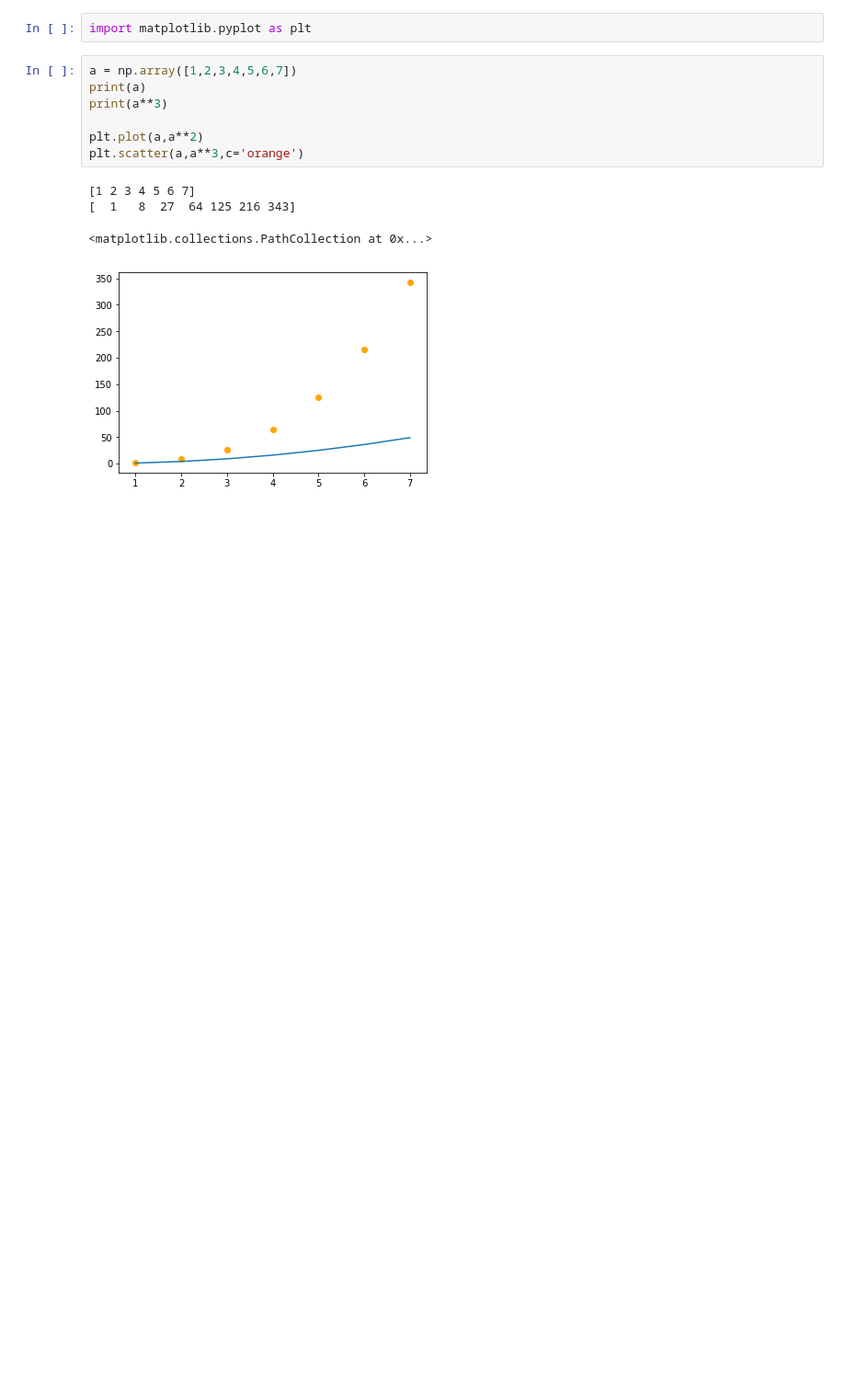
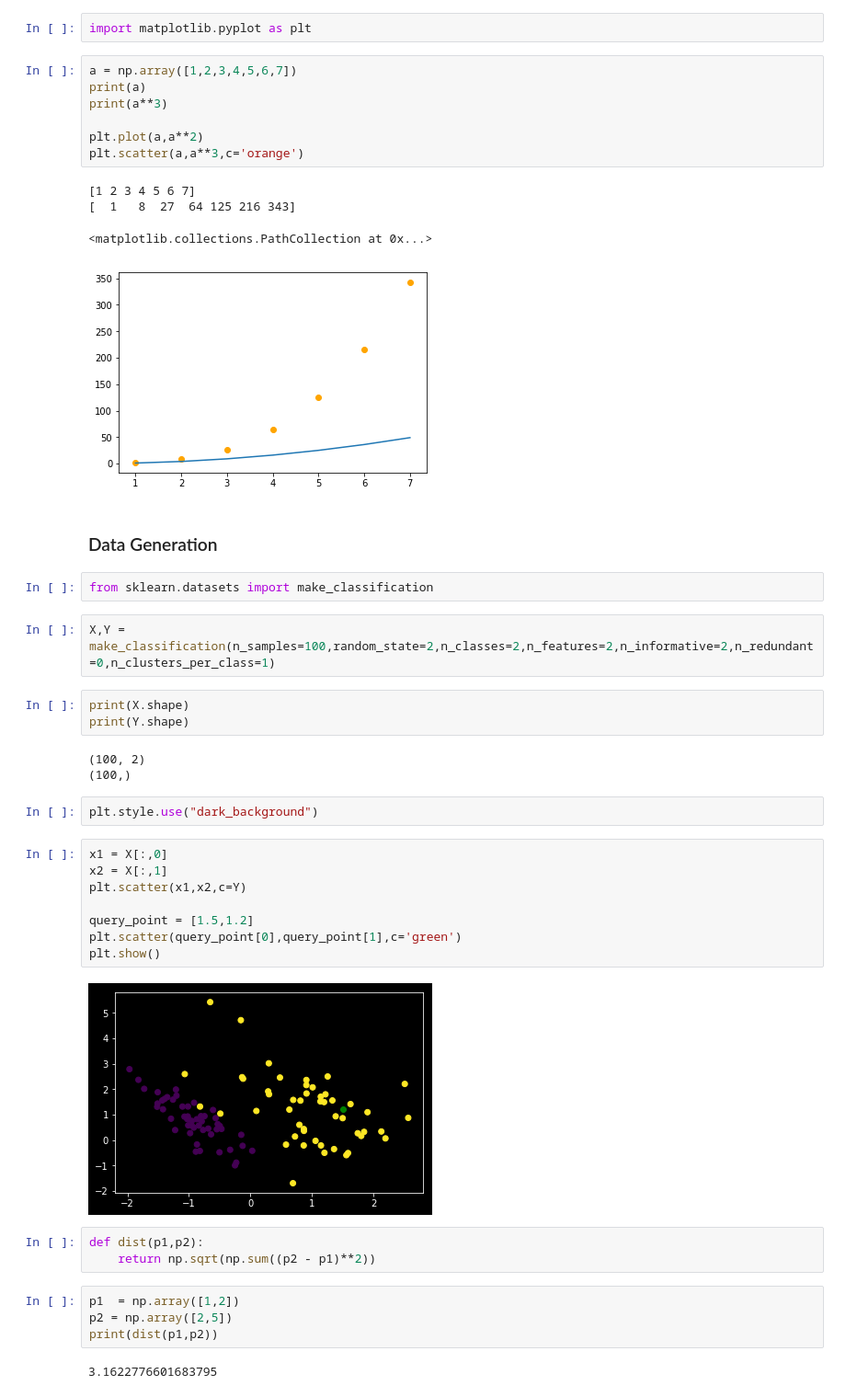
Before and after one commit to prateek27/daviet_workshop, a Jupyter notebook: Libraries.ipynb, the cells around one changed output. Shown: that part at 92% size. Cells and saved outputs as stored; diff of their text form; blank space fills up the shorter version.

```diff
--- a/Libraries.ipynb
+++ b/Libraries.ipynb
@@ -140,3 +140,36 @@ plt.scatter(a,a**3,c='orange')
 [  1   8  27  64 125 216 343]
 <matplotlib.collections.PathCollection at 0x...>
 [figure]
+# %% [markdown]
+### Data Generation
+# %%
+from sklearn.datasets import make_classification
+# %%
+X,Y = make_classification(n_samples=100,random_state=2,n_classes=2,n_features=2,n_informative=2,n_redundant=0,n_clusters_per_class=1)
+# %%
+print(X.shape)
+print(Y.shape)
+# %% [output]
+(100, 2)
+(100,)
+# %%
+plt.style.use("dark_background")
+# %%
+x1 = X[:,0]
+x2 = X[:,1]
+plt.scatter(x1,x2,c=Y)
+
+query_point = [1.5,1.2]
+plt.scatter(query_point[0],query_point[1],c='green')
+plt.show()
+# %% [output]
+[figure, added]
+# %%
+def dist(p1,p2):
+    return np.sqrt(np.sum((p2 - p1)**2))
+# %%
+p1  = np.array([1,2])
+p2 = np.array([2,5])
+print(dist(p1,p2))
+# %% [output]
+3.1622776601683795
```
Also changed, not shown: parts of 12 cells of this notebook, 1 other file.
